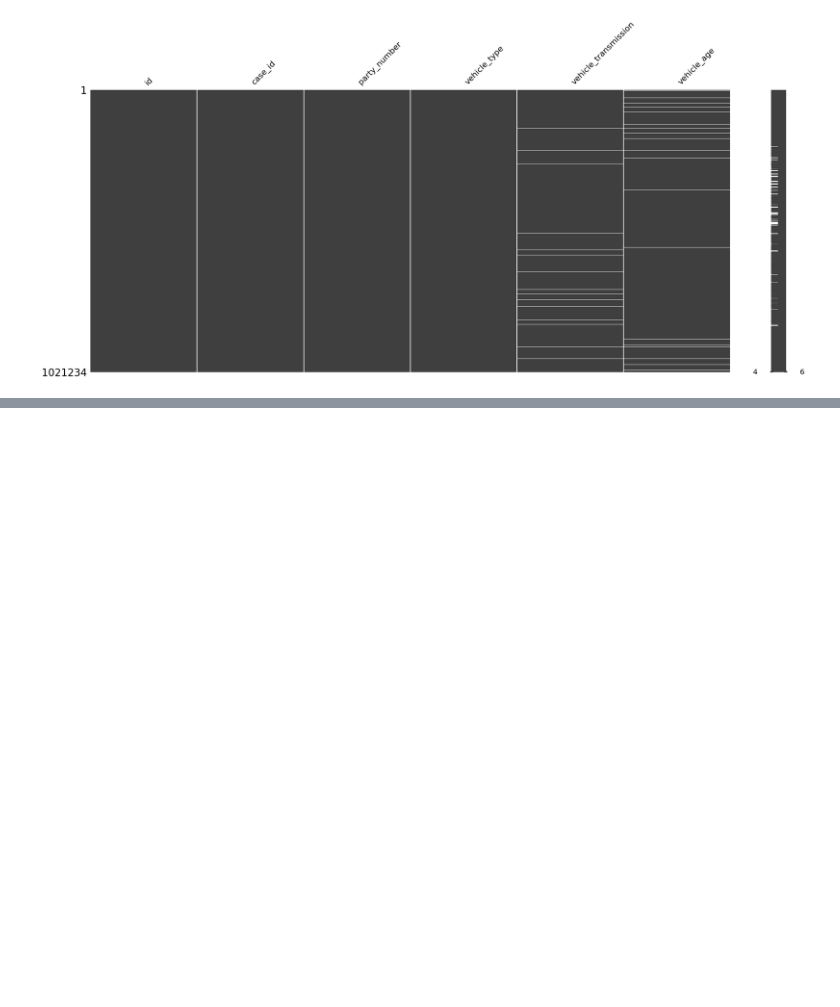
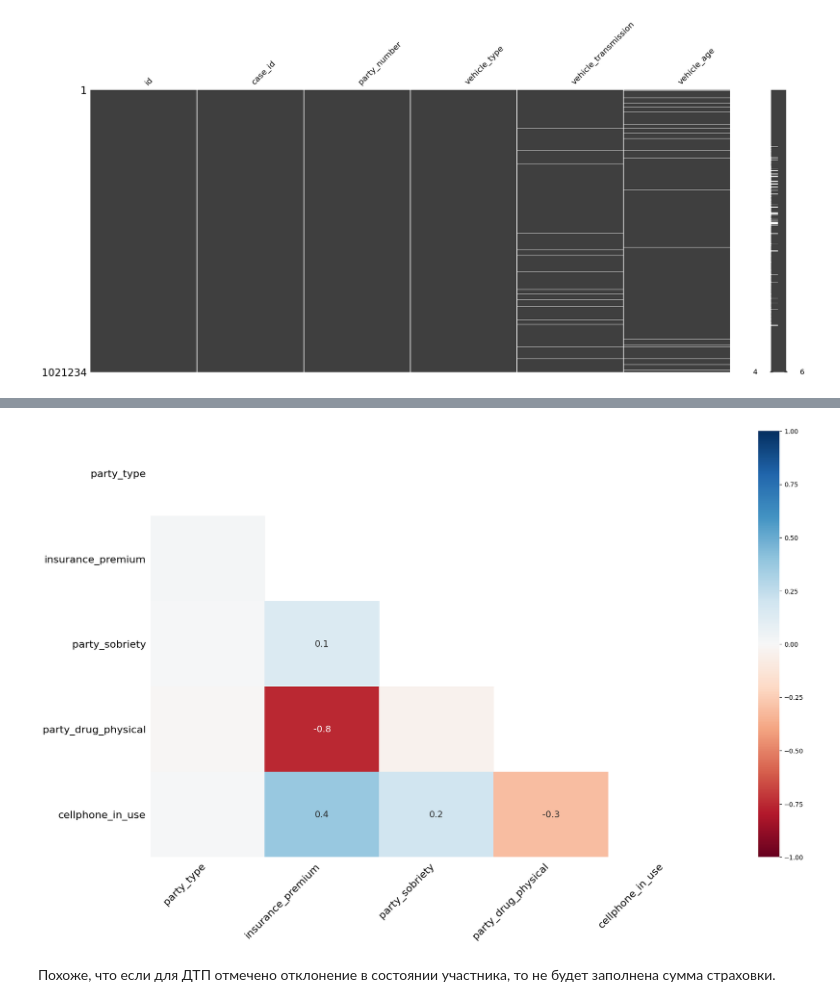
Before and after one commit to BelkaBoguto/pj_15, a Jupyter notebook: sborniy_boguto_v1.ipynb, the cells around one changed output, grey strips where cells are left out. Saved outputs shown, nothing was run; the diff lists cells and outputs as text; code cells hidden in the pictures; blank space fills up the shorter version.

```diff
--- a/sborniy_boguto_v1.ipynb
+++ b/sborniy_boguto_v1.ipynb
@@ -183,0 +405,8 @@ msno.matrix(df_vehicles);
+# %%
+# посмотрим на взаимозависимость пропусков
+
+msno.heatmap(df_parties);
+# %% [output]
+[figure, added]
+# %% [markdown]
+Похоже, что если для ДТП отмечено отклонение в состоянии участника, то не будет заполнена сумма страховки.
```
Also changed, not shown: parts of 75 cells of this notebook, 3 other files.
